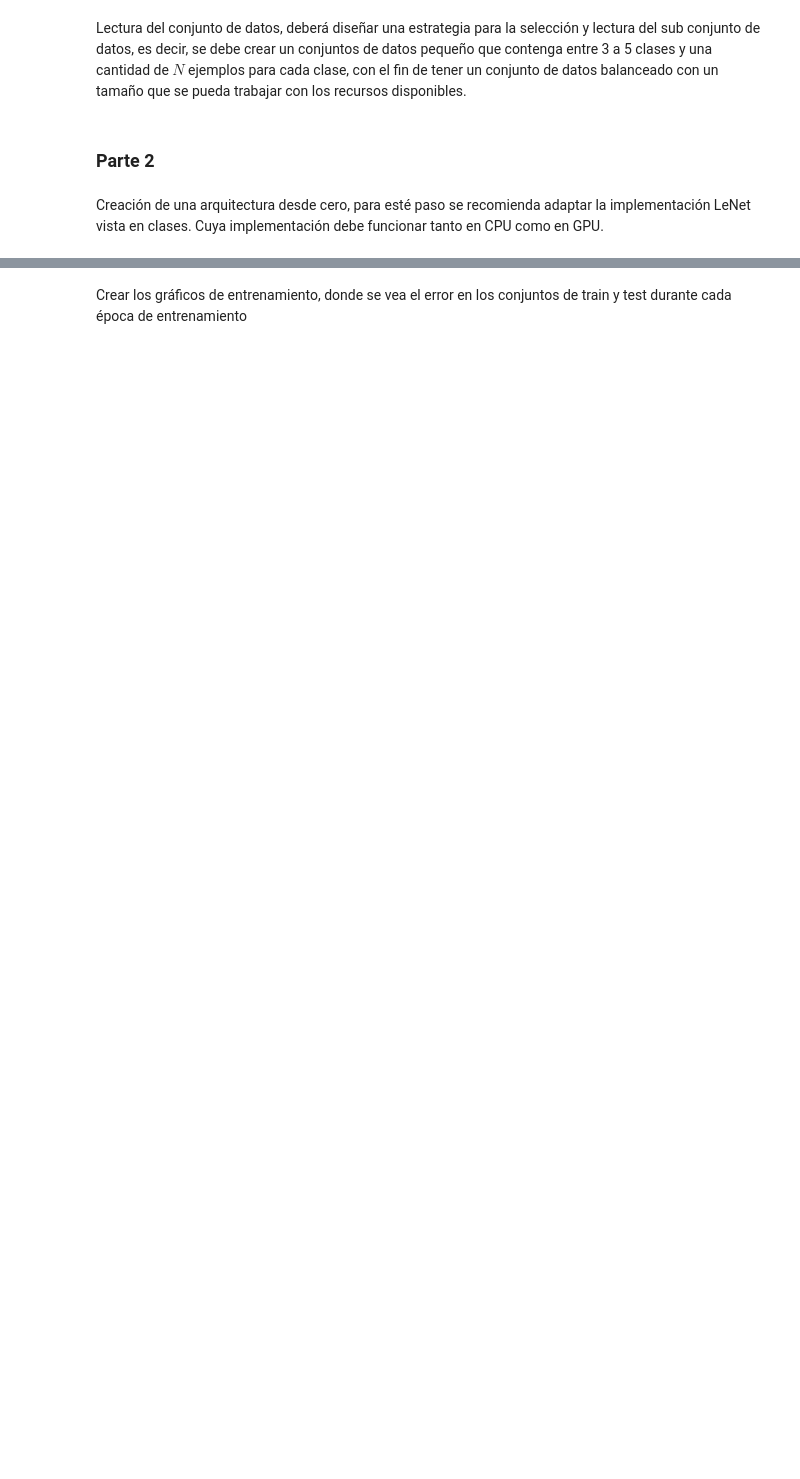
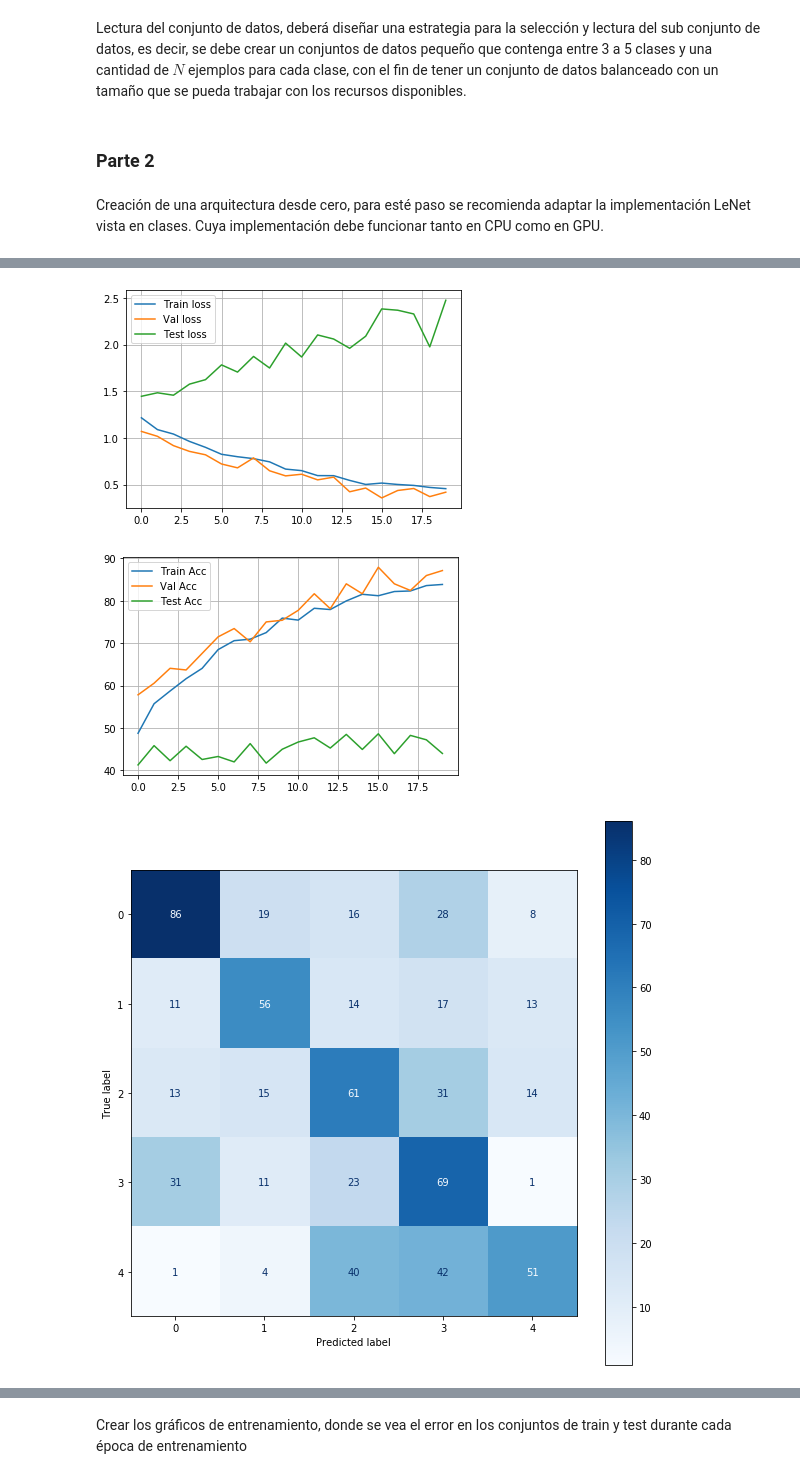
Before and after one commit to matiascoronados/deep_lab, a Jupyter notebook: deep_lab1.ipynb, the cells around one changed output, grey strips where cells are left out. Saved outputs shown, nothing was run; the diff lists cells and outputs as text; code cells hidden in the pictures; blank space fills up the shorter version.

```diff
--- a/deep_lab1.ipynb
+++ b/deep_lab1.ipynb
@@ -368,0 +453,3 @@ Epoch: 05 | Epoch Time: 0m 29s
+# %%
+red_cnn(lenet2,20)
+# %% [output]
@@ -368,0 +473,3 @@ Epoch: 05 | Epoch Time: 0m 29s
+[figure, added]
+[figure, added]
+[figure, added]
```
Also changed, not shown: parts of 33 cells of this notebook.
